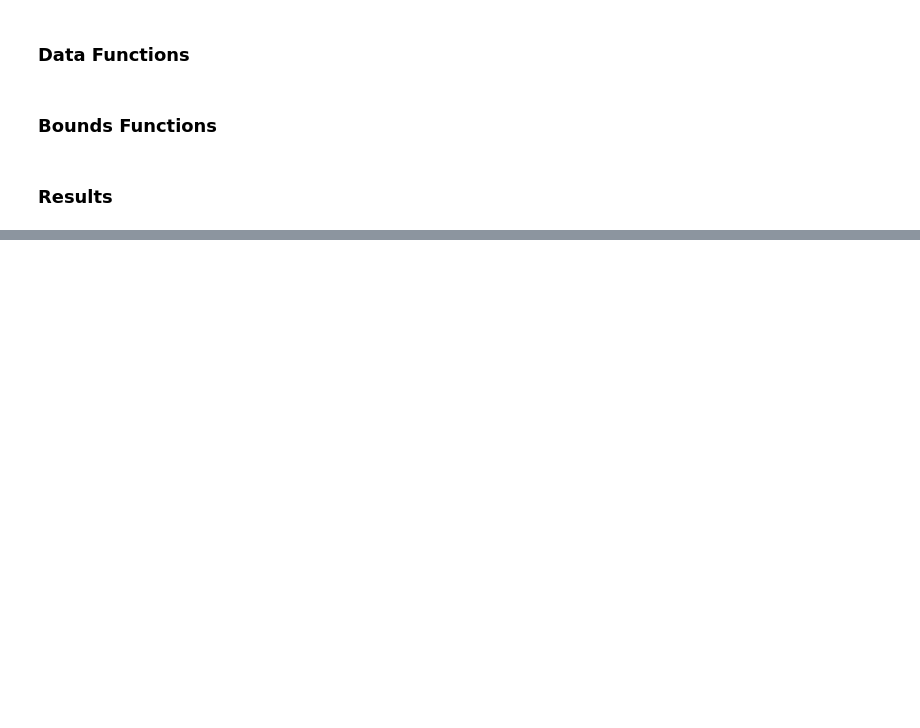
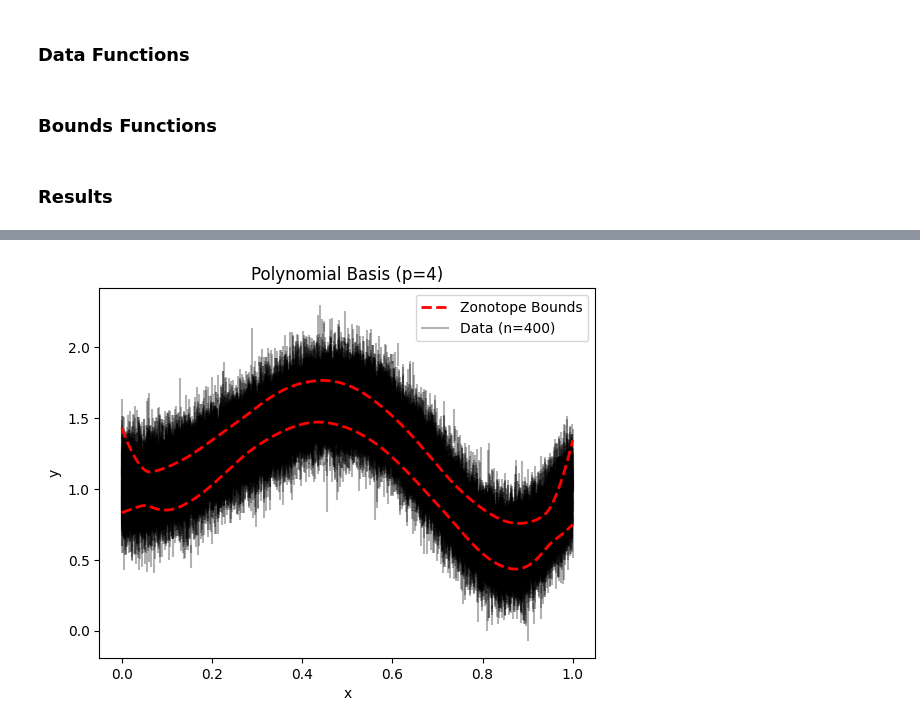
Before and after one commit to MattCodes03/A-zonotopic-representation-of-imprecise-regression-and-its-effects-on-computational-cost, a Jupyter notebook: nonlinear_regression.ipynb, the cells around one changed output, grey strips where cells are left out. Saved outputs shown, nothing was run; the diff lists cells and outputs as text; code cells hidden in the pictures; blank space fills up the shorter version.

```diff
--- a/nonlinear_regression.ipynb
+++ b/nonlinear_regression.ipynb
@@ -208,0 +209,24 @@ plt.show()
+# %%
+n, x, y, y_lower, y_upper, x_grid = artificial_dataset_1(30000)
+
+_, y_pred, y_min, y_max = nonlinear_zonotope_bounds(x, y_lower, y_upper, x_grid, degree=4, basis='polynomial')
+
+
+idx = np.argsort(x)
+x_sorted = x[idx]
+y_lower_sorted = y_lower[idx]
+y_upper_sorted = y_upper[idx]
+
+
+plt.plot(x_grid, y_min, '--r', label='Zonotope Bounds', linewidth=2, zorder=3)
+plt.plot(x_grid, y_max, '--r', linewidth=2, zorder=3)
+
+
+plt.vlines(x_grid, y_lower_sorted, y_upper_sorted, color='black', alpha=0.3, label='Data (n=400)', zorder=1)
+plt.legend()
+plt.title('Polynomial Basis (p=4)')
+plt.xlabel('x')
+plt.ylabel('y')
+plt.show()
+# %% [output]
+[figure, added]
```
Also changed, not shown: parts of 2 cells of this notebook.
